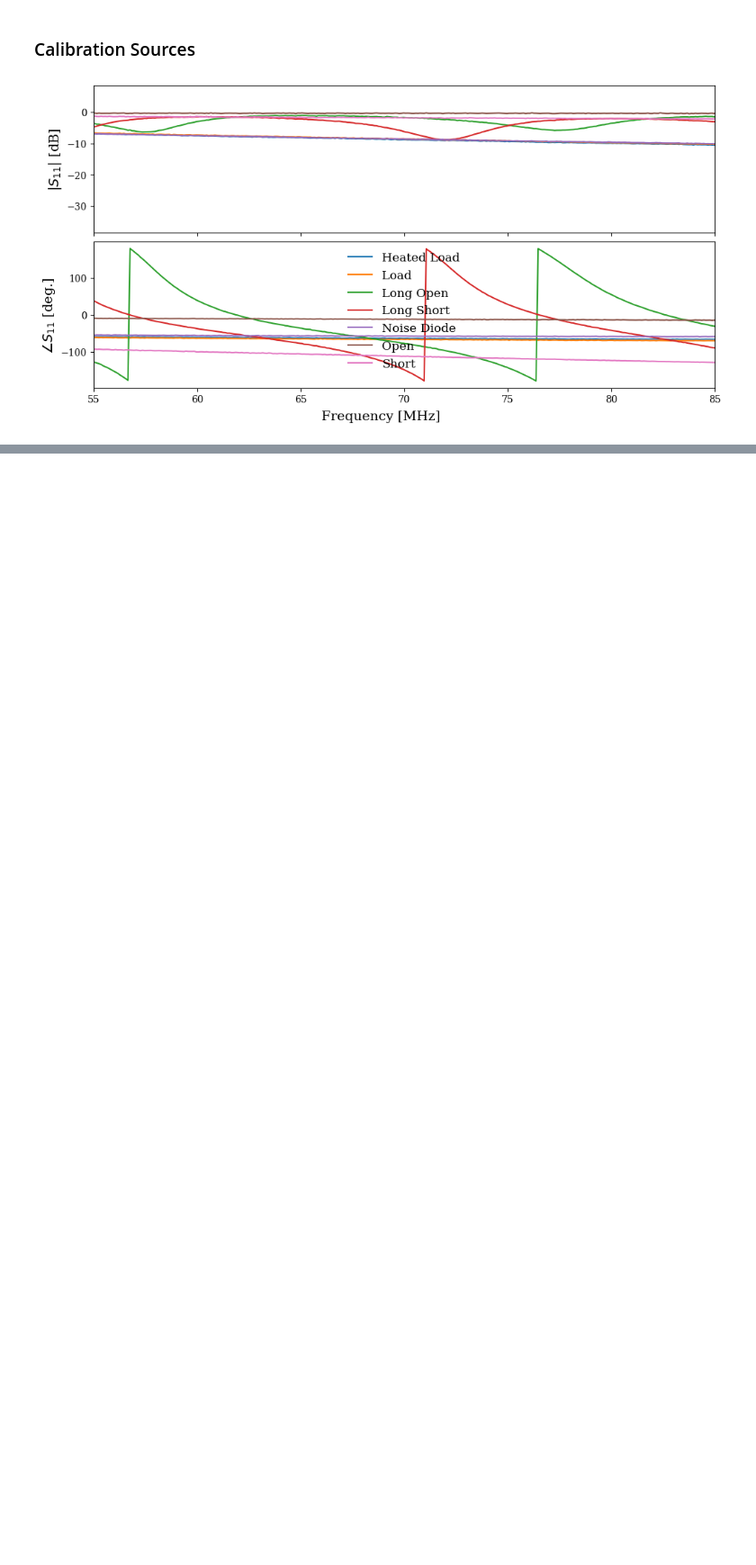
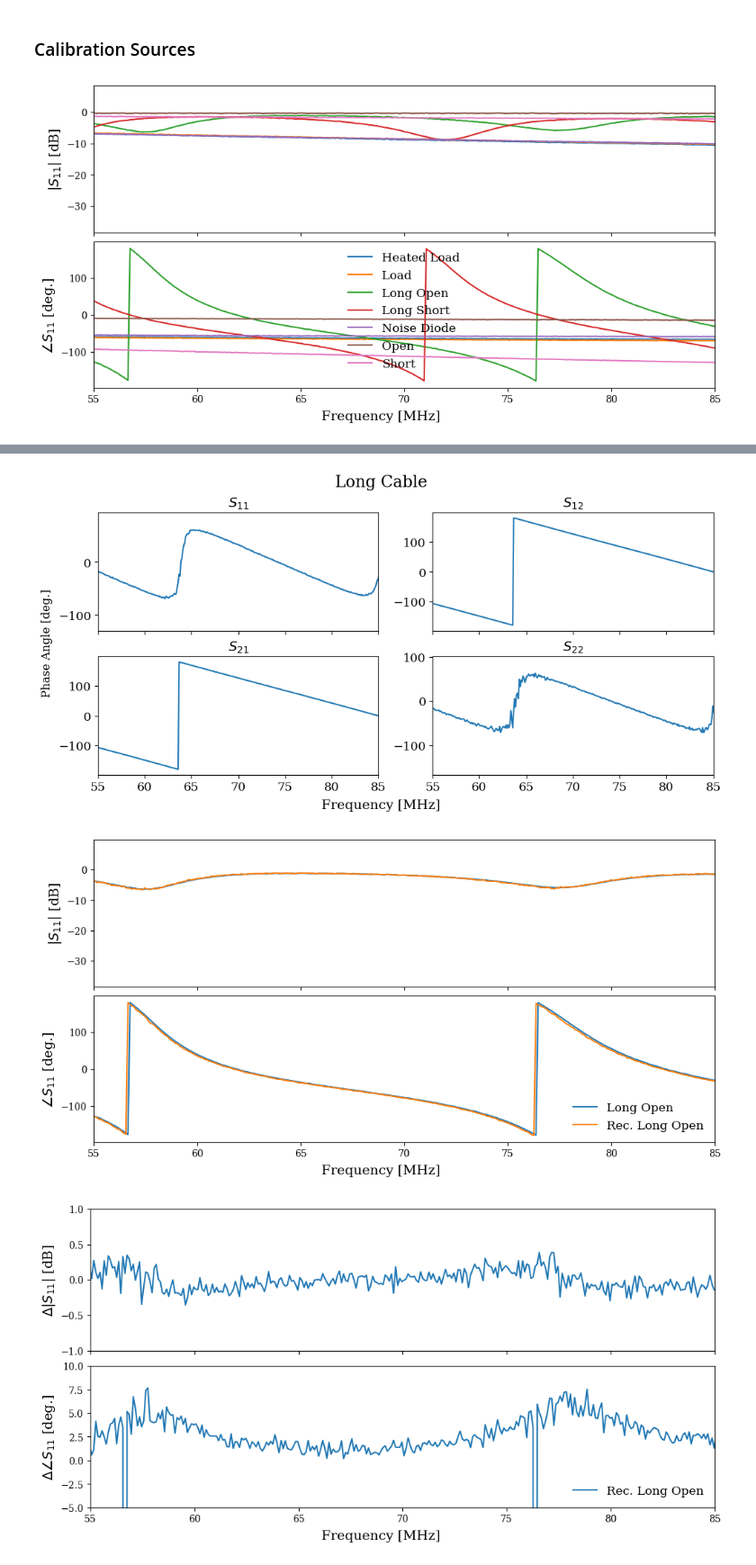
Before and after one commit to RHINO-Experiment/rhino-sparams, a Jupyter notebook: Cascading_SParams.ipynb, the cells around one changed output, grey strips where cells are left out. Shown at 90% size. Saved outputs shown, nothing was run; the diff lists cells and outputs as text; code cells hidden in the pictures; blank space fills up the shorter version.

```diff
--- a/Cascading_SParams.ipynb
+++ b/Cascading_SParams.ipynb
@@ -648,0 +695,20 @@ visualise_s11(termination=[heated_load,
+# %%
+cal_longopen = Termination('VNA_Measurements_John/cal_s11/cal_longopen_t1t1e3_0.s2p', label='Long Open')
+
+sp8t_rf3 = Componant('VNA_Measurements_John/sp8t/sp8t_p3_rf3.s2p', label='SP8T RF3')
+
+longcable = Componant('/Users/user/Desktop/RHINO/new_daq/VNA_Measurements_John/longcable/longcable_0.s2p', label='Long Cable')
+
+plot_s_params_phases(longcable)
+
+spdt_open = Termination('VNA_Measurements_John/spdt1_openshort/spdtopenrf1_0.s2p')
+
+rec_longopen = LumpedTermination(lumped_componants=LumpedComponants([sp8t_rf3, longcable]), termination=spdt_open, label='Rec. Long Open')
+
+visualise_s11(termination=[cal_longopen, rec_longopen])
+visulaise_s11_residuals(prime_termination=cal_longopen,
+terminations=[rec_longopen], diff_mag_ylim=(-1, 1), diff_pha_ylim=(-5, 10))
+# %% [output]
+[figure, added]
+[figure, added]
+[figure, added]
```
Also changed, not shown: parts of 19 cells of this notebook.
